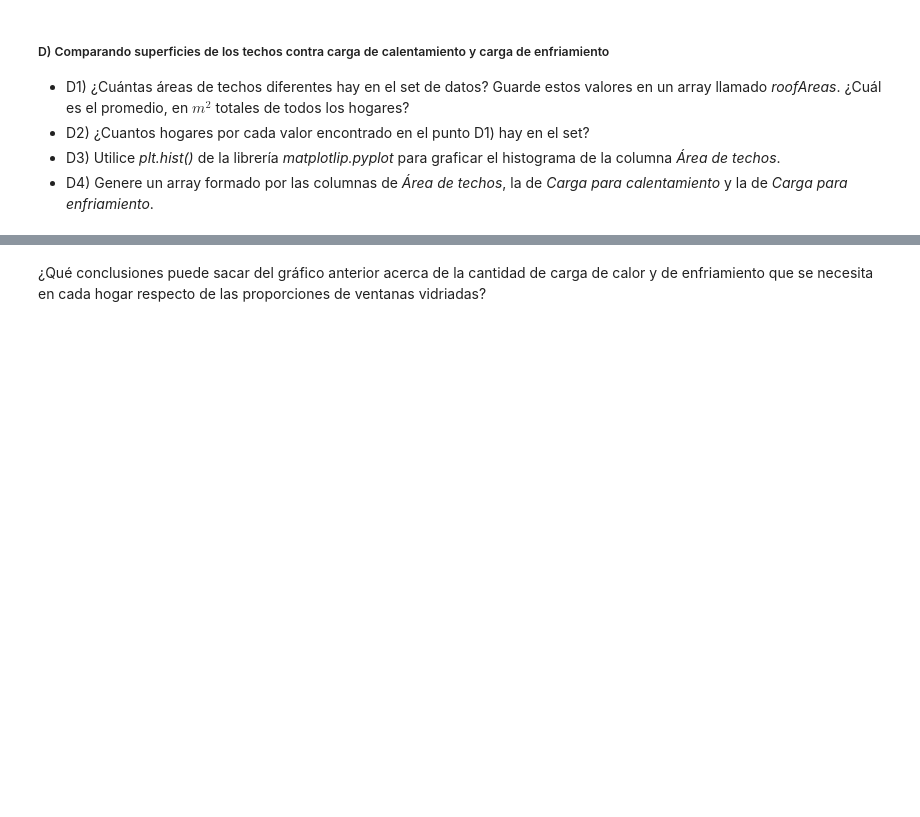
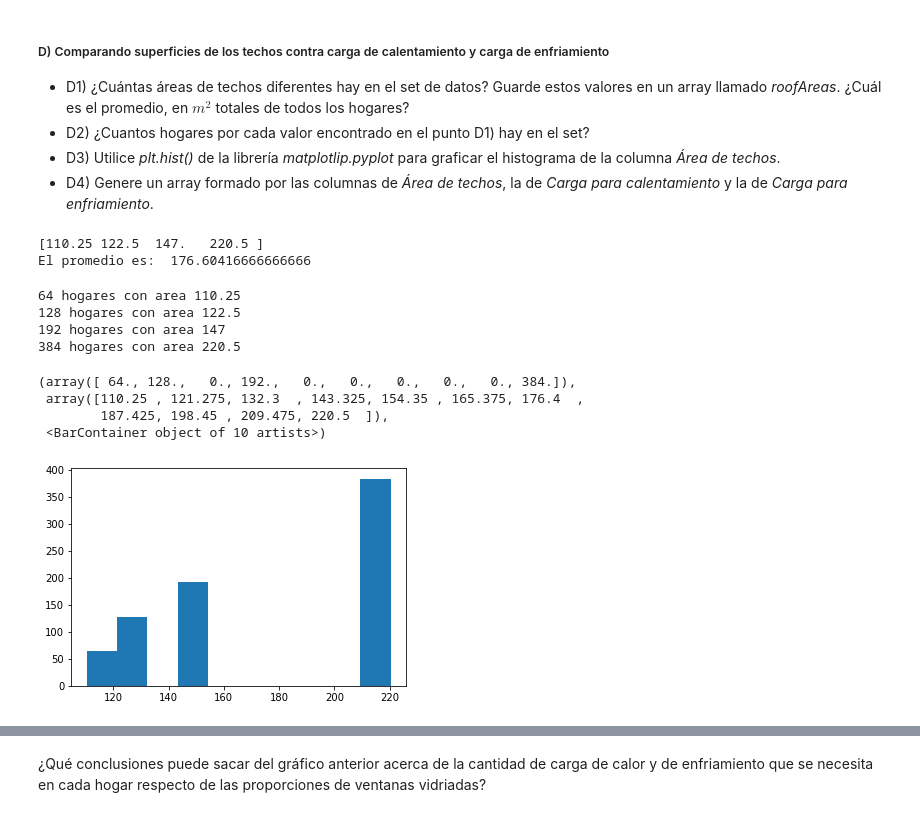
Before and after one commit to WalterMarH/PDA, a Jupyter notebook: Ejercitacion/Ejercitación Numpy/Módulo 6 - Ejercicios.ipynb, the cells around one changed output, grey strips where cells are left out. Drawn from its saved outputs; the diff is of its cells as text; code cells hidden in the pictures; blank space fills up the shorter version.

```diff
--- a/Ejercitacion/Ejercitación Numpy/Módulo 6 - Ejercicios.ipynb
+++ b/Ejercitacion/Ejercitación Numpy/Módulo 6 - Ejercicios.ipynb
@@ -239,4 +438,42 @@ promediosEnfiramiento = ___
 - D3) Utilice *plt.hist()* de la librería *matplotlip.pyplot* para graficar el histograma de la columna *Área de techos*.
 - D4) Genere un array formado por las columnas de *Área de techos*, la de *Carga para calentamiento* y la de *Carga para enfriamiento*.
 # %%
-## TODO de D1 a D4
+## TODO de D1
+areatechos=datos[:,3]
+roofAreas=np.unique(areatechos)
+print(roofAreas)
+promedio=np.mean(areatechos)
+print("El promedio es: ",promedio)
+# %% [output]
+[110.25 122.5  147.   220.5 ]
+El promedio es:  176.60416666666666
+# %%
+#D2
+args=datos[:,3]==roofAreas[0]
+nuevo=datos[:,3][args]
+cuenta=np.size(nuevo)
+print(cuenta,"hogares con area 110.25")
+args=datos[:,3]==roofAreas[1]
+nuevo=datos[:,3][args]
+cuenta=np.size(nuevo)
+print(cuenta,"hogares con area 122.5")
+args=datos[:,3]==roofAreas[2]
+nuevo=datos[:,3][args]
+cuenta=np.size(nuevo)
+print(cuenta,"hogares con area 147")
+args=datos[:,3]==roofAreas[3]
+nuevo=datos[:,3][args]
+cuenta=np.size(nuevo)
+print(cuenta,"hogares con area 220.5")
+#D3
+plt.hist(datos[:,3])
+# %% [output]
+64 hogares con area 110.25
+128 hogares con area 122.5
+192 hogares con area 147
+384 hogares con area 220.5
+(array([ 64., 128.,   0., 192.,   0.,   0.,   0.,   0.,   0., 384.]),
+ array([110.25 , 121.275, 132.3  , 143.325, 154.35 , 165.375, 176.4  ,
+        187.425, 198.45 , 209.475, 220.5  ]),
+ <BarContainer object of 10 artists>)
+[figure, added]
```
Also changed, not shown: parts of 18 cells of this notebook, 1 other file.
